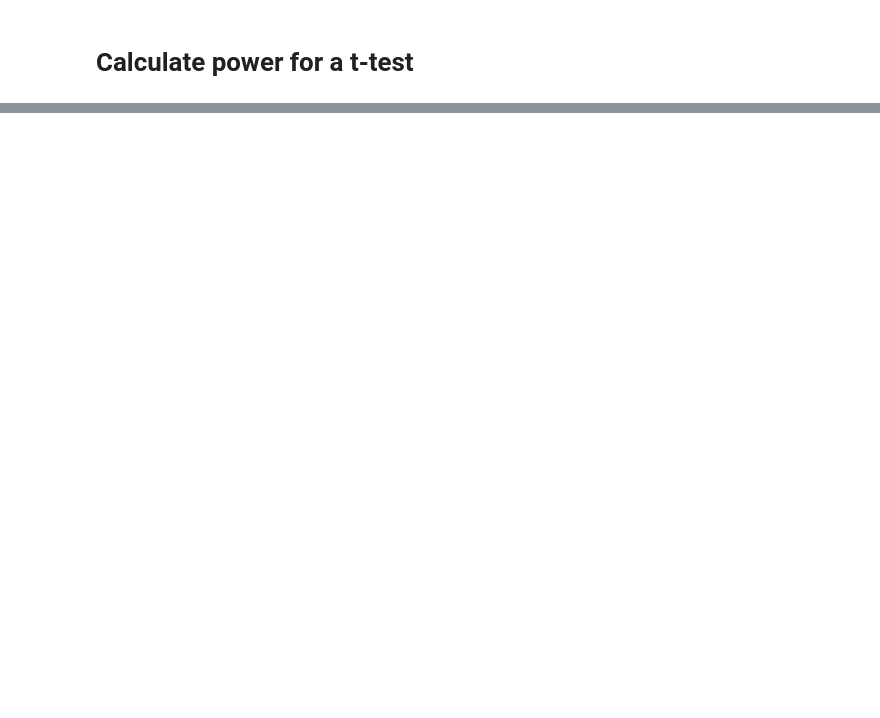
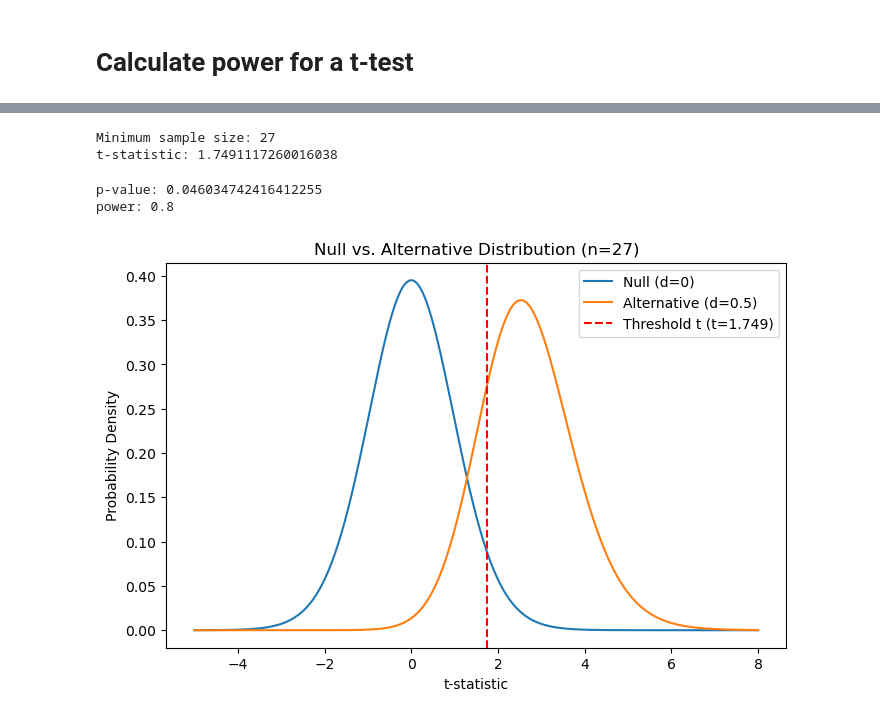
Before and after one commit to natezuk/stats-visualizations, a Jupyter notebook: ttest_power_exmp.ipynb, the cells around one changed output, grey strips where cells are left out. Drawn from its saved outputs; the diff is of its cells as text; code cells hidden in the pictures; blank space fills up the shorter version.

```diff
--- a/ttest_power_exmp.ipynb
+++ b/ttest_power_exmp.ipynb
@@ -70,0 +35,37 @@ plt.show()
+# %%
+# Identify smallest sample size where the effect crosses the threshold
+min_idx = np.where(t_effect>t_thres)[0][0]
+min_n = n_samples[min_idx]
+min_t = t_effect[min_idx]
+print(f"Minimum sample size: {min_n}")
+print(f"t-statistic: {min_t}")
+# %% [output]
+Minimum sample size: 27
+t-statistic: 1.7491117260016038
+# %%
+pval = 1-sp.stats.t.cdf(min_t,min_n-1)
+pwr_val = 1-sp.stats.nct.cdf(min_t,min_n-1,nc=effect_size*np.sqrt(min_n))
+print(f"p-value: {pval}")
+print(f"power: {pwr_val}")
+# %% [output]
+p-value: 0.046034742416412255
+power: 0.8
+# %%
+# Plot both the null distribution and the alternative distribution
+n = min_n
+# Null distribution: t with n-1 df, noncentrality=0
+x = np.linspace(-5, 8, 500)
+null_dist = sp.stats.t(df=n-1)
+alt_dist = sp.stats.nct(df=n-1, nc=effect_size*np.sqrt(n))
+
+plt.figure(figsize=(8,5))
+plt.plot(x, null_dist.pdf(x), label='Null (d=0)')
+plt.plot(x, alt_dist.pdf(x), label=f'Alternative (d={effect_size})')
+plt.axvline(min_t, color='red', linestyle='--', label=f'Threshold t (t={min_t:.3f})')
+plt.xlabel('t-statistic')
+plt.ylabel('Probability Density')
+plt.legend()
+plt.title(f'Null vs. Alternative Distribution (n={n})')
+plt.show()
+# %% [output]
+[figure, added]
```
Also changed, not shown: parts of 3 cells of this notebook.
